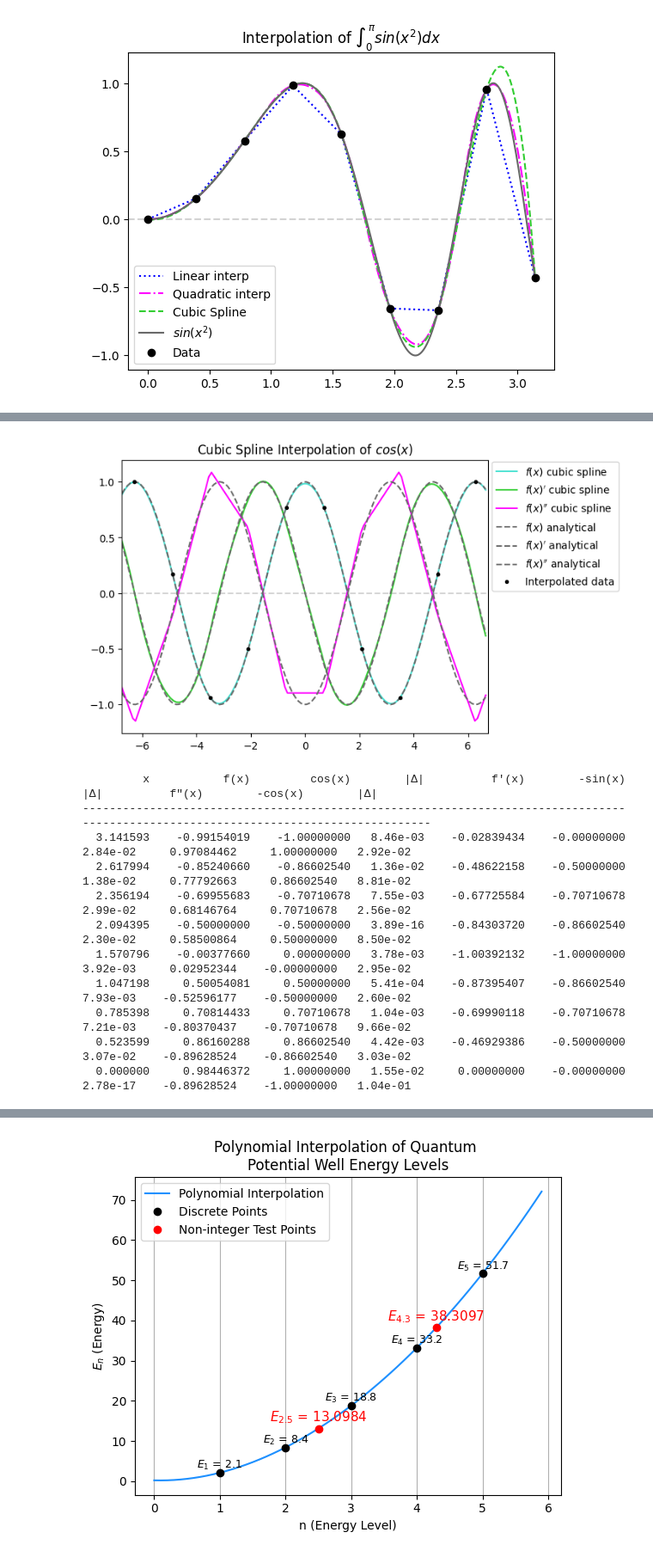
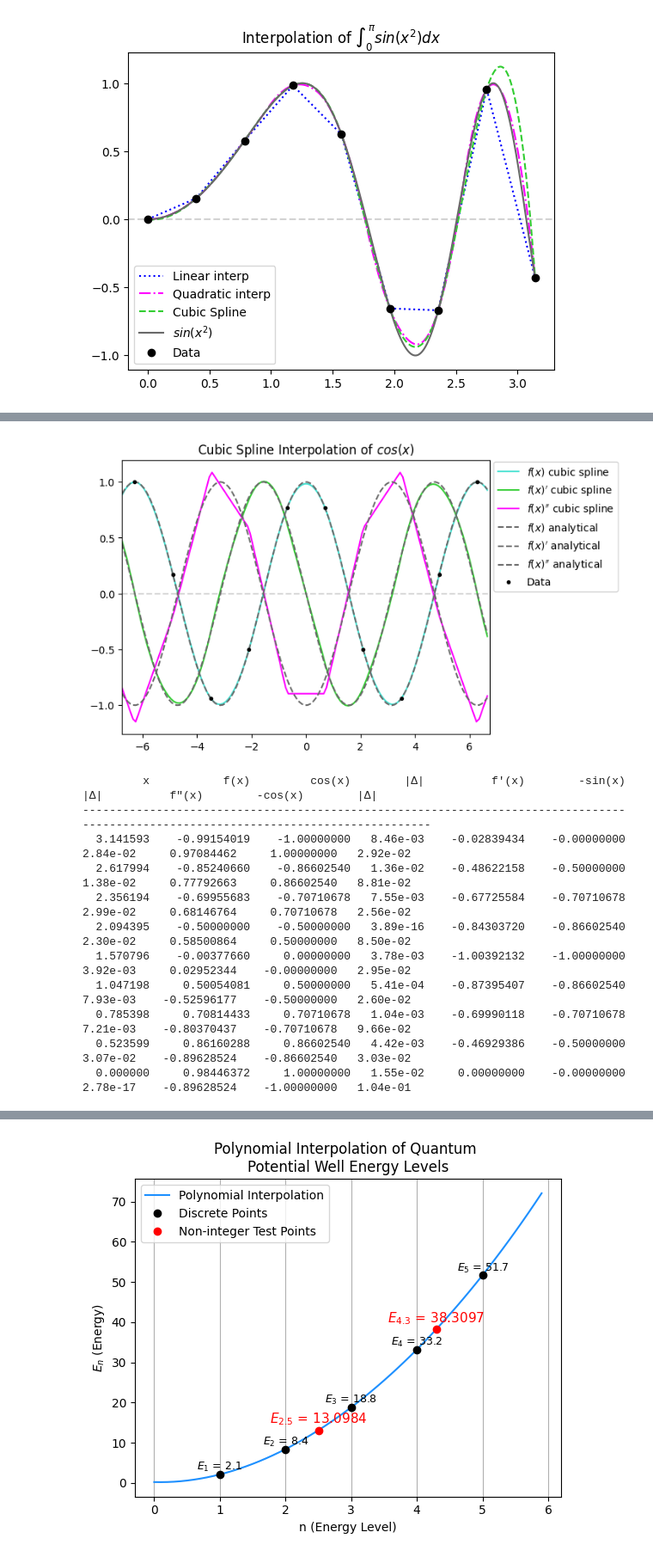
Before and after one commit to hdauphin/PHYS420Fall25, a Jupyter notebook: HW03.ipynb, the cells around one changed output, grey strips where cells are left out. Shown at 86% size. Cells and saved outputs as stored; diff of their text form; code cells hidden in the pictures.

```diff
--- a/HW03.ipynb
+++ b/HW03.ipynb
@@ -79,7 +79,7 @@ ax.plot(xvals2, cs2, label=r"$f(x)''$ cubic spline", color='magenta')
 ax.plot(xvals2, np.cos(xvals2), linestyle='--', label=r'$f(x)$ analytical', color='dimgrey')
 ax.plot(xvals2, -np.sin(xvals2), linestyle="--", label=r"$f(x)'$ analytical", color='dimgrey')
 ax.plot(xvals2, -np.cos(xvals2), linestyle='--', label=r"$f(x)''$ analytical", color='dimgrey')
-ax.plot(x2, y2, '.', label='Interpolated data', color='black')
+ax.plot(x2, y2, '.', label='Data', color='black')
 
 ax.legend(loc=(1.01, 0.52))
 
@@ -88,34 +88,34 @@ plt.show()
 
 # Numerical/Analytical Comparison
 
 # Define set points to check values
 checkpoints = np.array([np.pi, 5*np.pi/6, 3*np.pi/4, 2*np.pi/3, np.pi/2, np.pi/3, np.pi/4, np.pi/6, 0. ])
 
 # Find splined values at checkpoints for function, first deriv, and second deriv
 check0 = cubic2(checkpoints)
 check1 = cubic2(checkpoints, 1)
 check2 = cubic2(checkpoints, 2)
 
 # Find analytical values at checkpoints for function, first deriv, and second deriv
 actual0 = np.cos(checkpoints)
 actual1 = -np.sin(checkpoints)
 actual2 = -np.cos(checkpoints)
 
 
 # print values in columns and rows
 header = f"{'x':>10} {'f(x)':>14} {'cos(x)':>14} {'|Δ|':>10} {'f\'(x)':>14} {'-sin(x)':>14} {'|Δ|':>10} {'f\"(x)':>14} {'-cos(x)':>14} {'|Δ|':>10}"
 print(header)
 print("-"*len(header))
 # xi = base;
 # sv = spline value 0;      av = actual value 0;
 # sd1 = spline deriv 1;     ad1 = acutal deriv 1;
 # sd2 = spline deriv 2;     ad2 = actual deriv 2
 for xi, sv, av, sd1, ad1, sd2, ad2 in zip(checkpoints, check0, actual0, check1, actual1, check2, actual2):
     print(f"{xi:10.6f} {sv:14.8f} {av:14.8f} {abs(sv-av):10.2e} "
           f"{sd1:14.8f} {ad1:14.8f} {abs(sd1-ad1):10.2e} "
           f"{sd2:14.8f} {ad2:14.8f} {abs(sd2-ad2):10.2e}")
 # %% [output]
-[figure, old version]
+[figure, new version]
          x           f(x)         cos(x)        |Δ|          f'(x)        -sin(x)        |Δ|          f"(x)        -cos(x)        |Δ|
 -------------------------------------------------------------------------------------------------------------------------------------
   3.141593    -0.99154019    -1.00000000   8.46e-03    -0.02839434    -0.00000000   2.84e-02     0.97084462     1.00000000   2.92e-02
```
